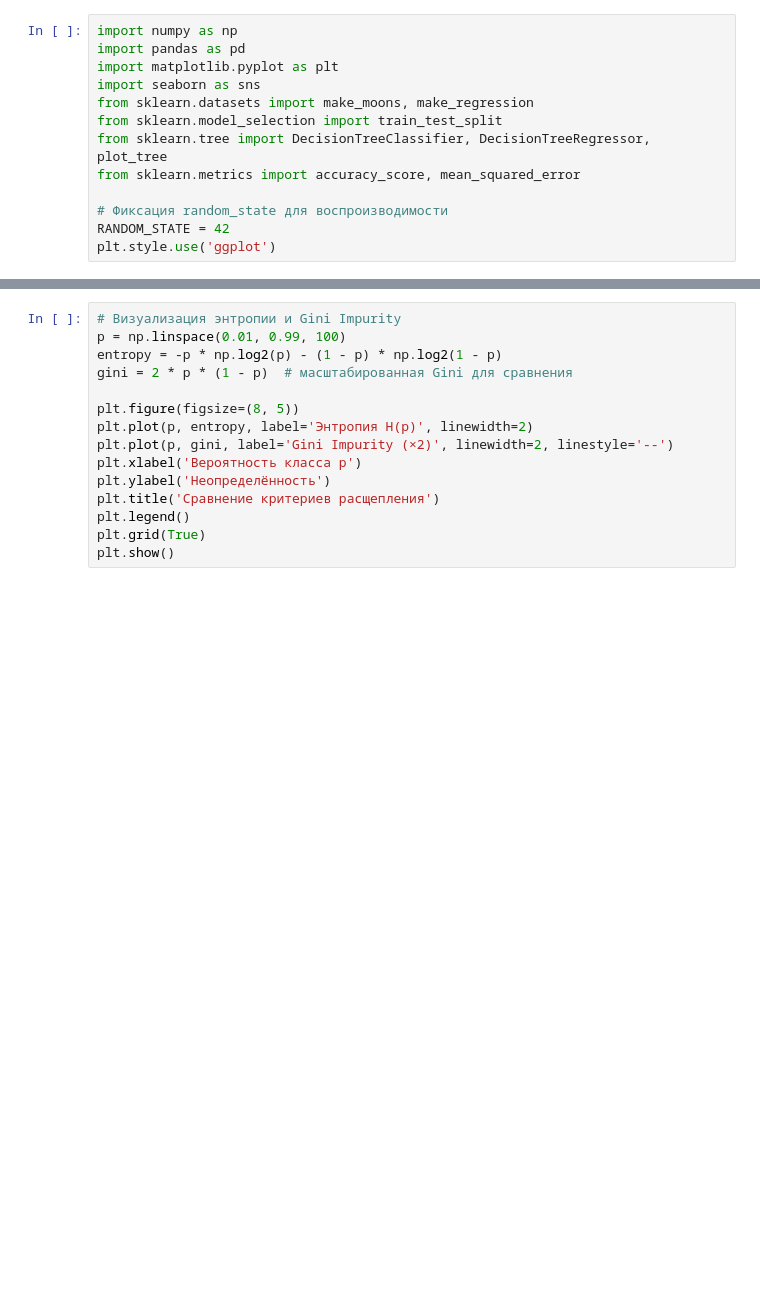
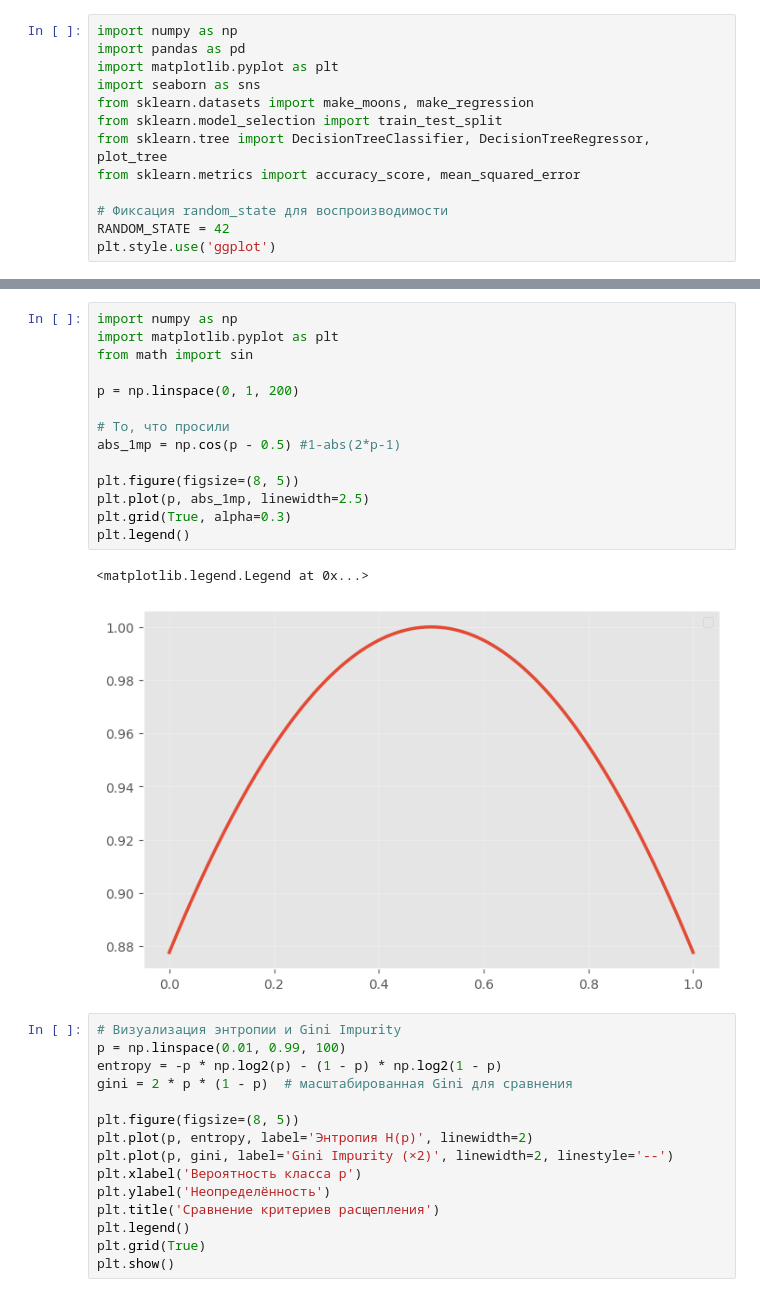
Before and after one commit to vasili-sikora/ml_azati_labs, a Jupyter notebook: lab5-decision-trees.ipynb, the cells around one changed output, grey strips where cells are left out. Drawn from its saved outputs; the diff is of its cells as text; blank space fills up the shorter version.

```diff
--- a/lab5-decision-trees.ipynb
+++ b/lab5-decision-trees.ipynb
@@ -86,6 +88,23 @@ $$\text{MSE} = \frac{1}{n} \sum_{i=1}^{n} (y_i - \bar{y})^2 = \text{Var}(y)$$
 | Целевая переменная | Класс (0, 1, 2, ...)                  | Число (вещественное)         |
 | Критерий расщепления | Gini Impurity или Entropy           | MSE (дисперсия)              |
 | Предсказание в листе | Самый частый класс (mode)           | Среднее значение (mean)      |
+# %%
+import numpy as np
+import matplotlib.pyplot as plt
+from math import sin
+
+p = np.linspace(0, 1, 200)
+
+# То, что просили
+abs_1mp = np.cos(p - 0.5) #1-abs(2*p-1)
+
+plt.figure(figsize=(8, 5))
+plt.plot(p, abs_1mp, linewidth=2.5)
+plt.grid(True, alpha=0.3)
+plt.legend()
+# %% [output]
+<matplotlib.legend.Legend at 0x...>
+[figure, added]
 # %%
 # Визуализация энтропии и Gini Impurity
 p = np.linspace(0.01, 0.99, 100)
```
Also changed, not shown: parts of 3 cells of this notebook, 1 other file.
